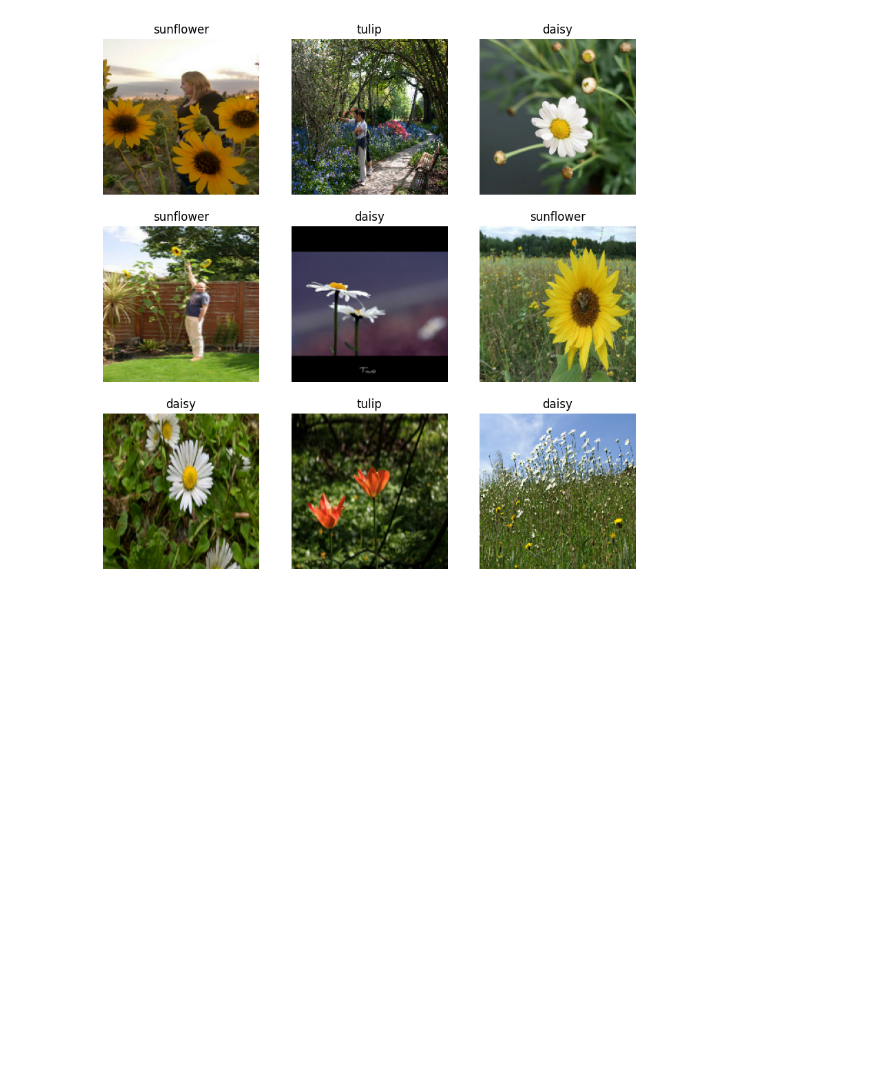
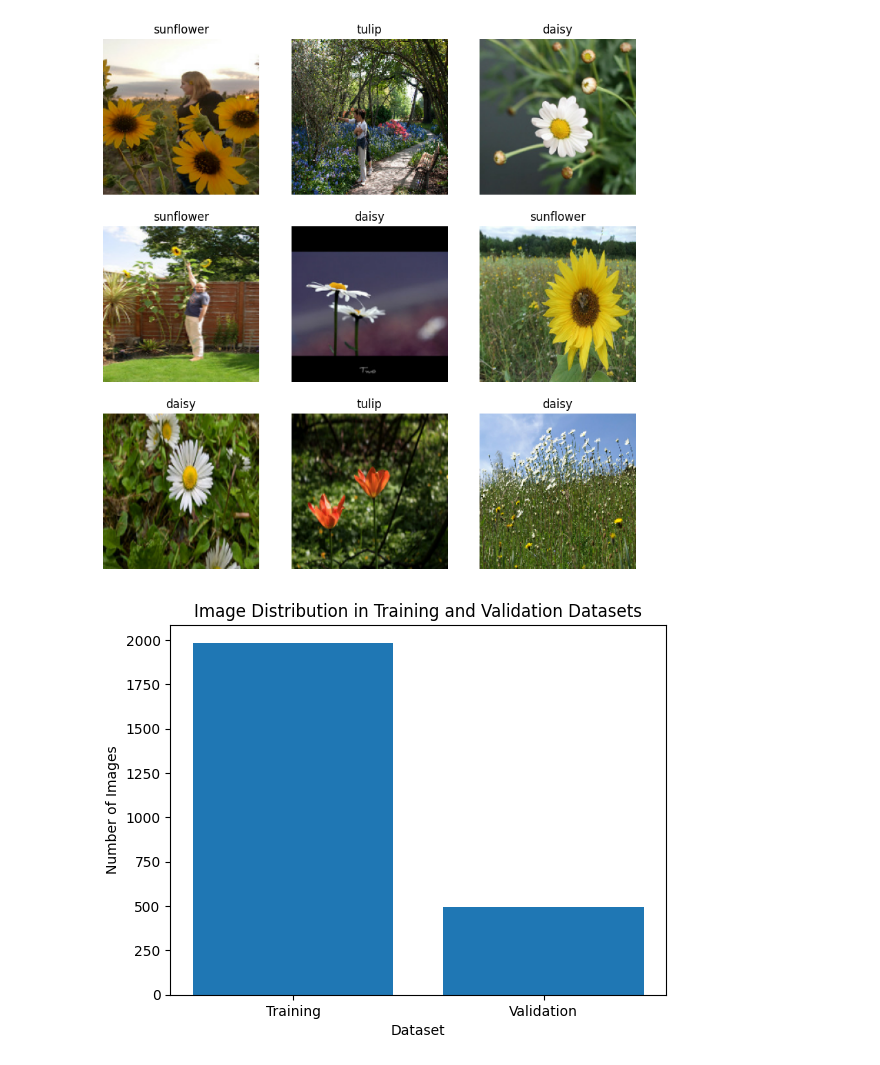
Before and after one commit to PerryNguyen/DeepLearningVlu, a Jupyter notebook: PhanLoaiHoa.ipynb, the cells around one changed output. Saved outputs shown, nothing was run; the diff lists cells and outputs as text; code cells hidden in the pictures; blank space fills up the shorter version.

```diff
--- a/PhanLoaiHoa.ipynb
+++ b/PhanLoaiHoa.ipynb
@@ -65,3 +70,17 @@ for images, labels in train_ds.take(1):
+# %%
+train_image_counts = [len(files) for files in train_ds.unbatch().map(lambda x, y: y).batch(1)]
+val_image_counts = [len(files) for files in val_ds.unbatch().map(lambda x, y: y).batch(1)]
+# %%
+labels = ['Training', 'Validation']
+counts = [sum(train_image_counts), sum(val_image_counts)]
+# %%
+plt.bar(labels, counts)
+plt.xlabel('Dataset')
+plt.ylabel('Number of Images')
+plt.title('Image Distribution in Training and Validation Datasets')
+plt.show()
+# %% [output]
+[figure, added]
 # %%
 AUTOTUNE = tf.data.AUTOTUNE
 # %%
```
Also changed, not shown: parts of 8 cells of this notebook.
